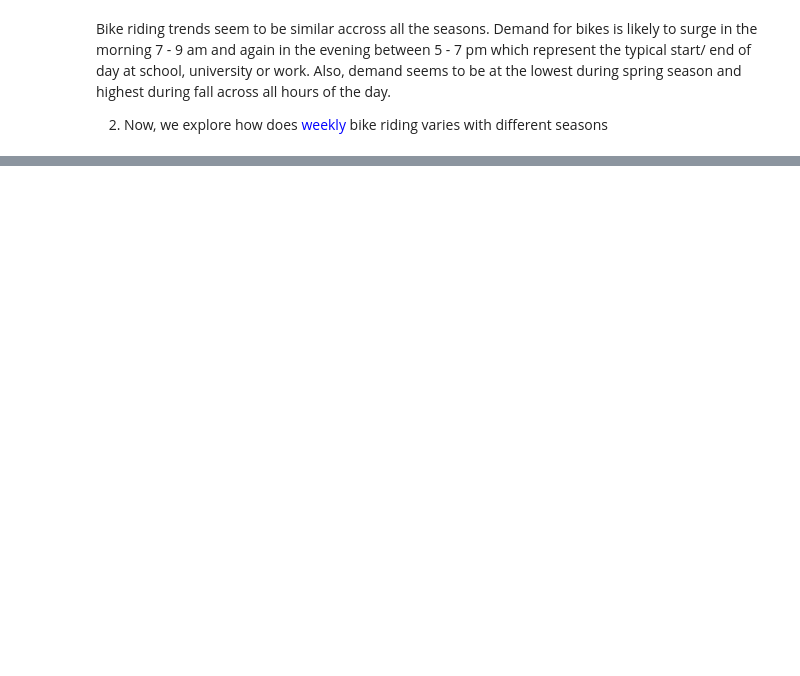
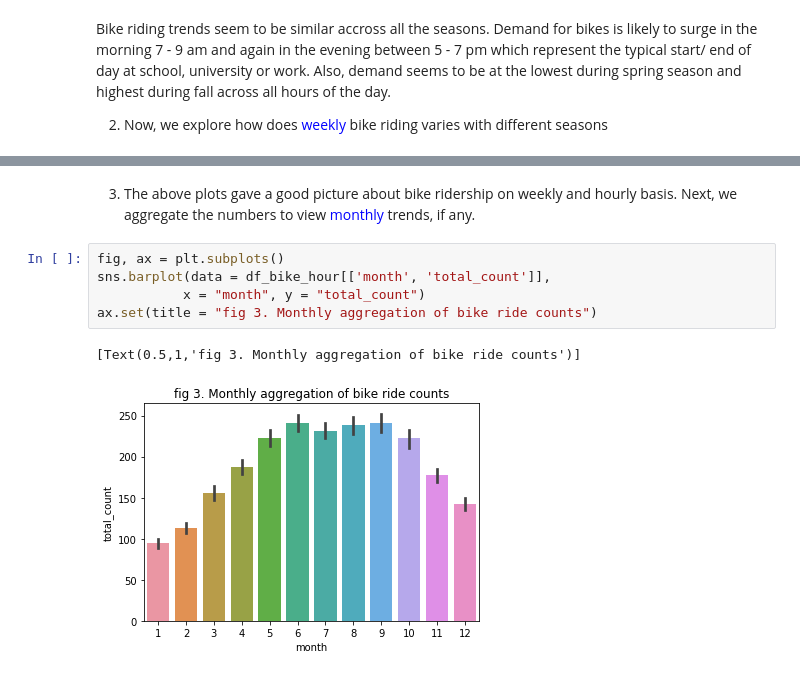
Before and after one commit to DataSorcerer/Bike-sharing-model-and-analysis, a Jupyter notebook: Report-Predictive-Modelling-for-Bike-Sharing.ipynb, the cells around one changed output, grey strips where cells are left out. Cells and saved outputs as stored; diff of their text form; blank space fills up the shorter version.

```diff
--- a/Report-Predictive-Modelling-for-Bike-Sharing.ipynb
+++ b/Report-Predictive-Modelling-for-Bike-Sharing.ipynb
@@ -106,0 +107,10 @@ We notice that bikes are in high demand during afternoons on weekends while on w
+# %% [markdown]
+3) The above plots gave a good picture about bike ridership on weekly and hourly basis. Next, we aggregate the numbers to view <font color="blue">monthly</font> trends, if any.
+# %%
+fig, ax = plt.subplots()
+sns.barplot(data = df_bike_hour[['month', 'total_count']],
+           x = "month", y = "total_count")
+ax.set(title = "fig 3. Monthly aggregation of bike ride counts")
+# %% [output]
+[Text(0.5,1,'fig 3. Monthly aggregation of bike ride counts')]
+[figure, added]
```
Also changed, not shown: parts of 7 cells of this notebook.
